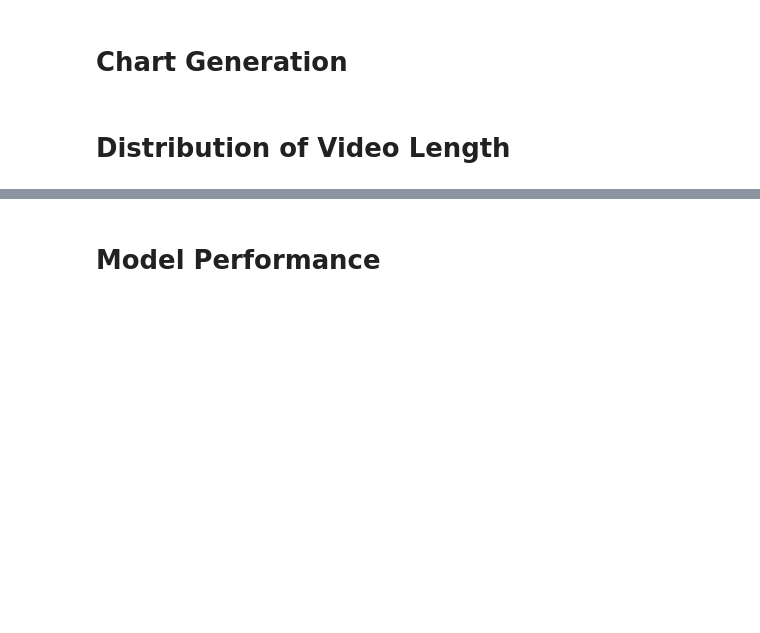
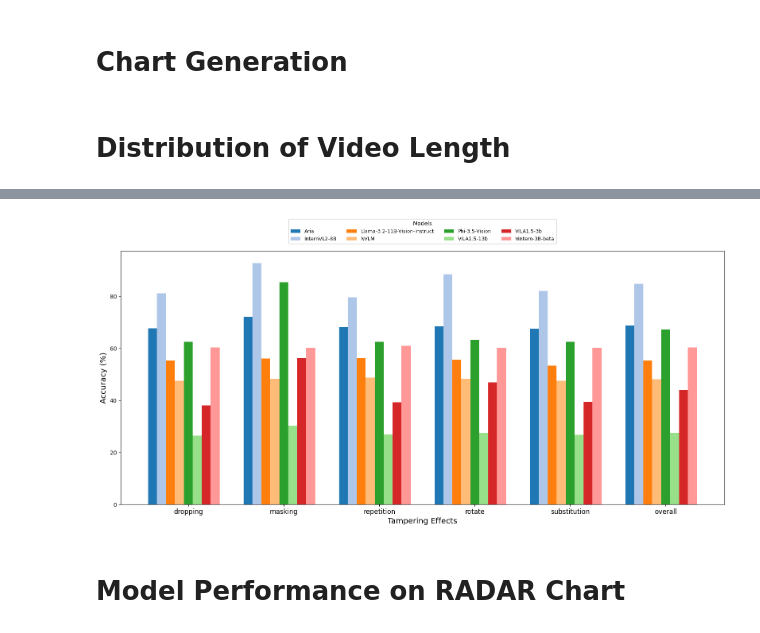
Before and after one commit to amitbcp/MVTamperBench, a Jupyter notebook: graphs.ipynb, the cells around one changed output, grey strips where cells are left out. Drawn from its saved outputs; the diff is of its cells as text; code cells hidden in the pictures; blank space fills up the shorter version.

```diff
--- a/graphs.ipynb
+++ b/graphs.ipynb
@@ -133,0 +217,4 @@ plt.show()
+# %%
+df_plot = df_cleaned.copy()
+df_plot.set_index("Effect", inplace=True)
+df_plot
@@ -134,2 +230,39 @@ plt.show()
+# %%
+import pandas as pd
+import matplotlib.pyplot as plt
+import numpy as np
+
+
+# Plot settings
+bar_width = 0.75
+index = np.arange(len(df_plot.index))
+num_models = len(df_plot.columns)
+colors = plt.cm.tab20.colors  # 20 different colors
+
+# Create a grouped bar chart
+fig, ax = plt.subplots(figsize=(16, 8))
+
+# Plot directly from DataFrame
+for i, model in enumerate(df_plot.columns):
+    ax.bar(index + i * bar_width / num_models, df_plot[model], bar_width / num_models,
+           label=model, color=colors[i % len(colors)])
+
+# Add labels and legend
+ax.set_xlabel("Tampering Effects", fontsize=14)
+ax.set_ylabel("Accuracy (%)", fontsize=14)
+ax.set_xticks(index + bar_width / 2)
+ax.set_xticklabels(df_plot.index, rotation=0, fontsize=12)
+ax.legend(bbox_to_anchor=(0.5, 1.02), loc='lower center', fontsize=9, ncol=4, title="Models")
+
+# Adjust layout
+plt.tight_layout()
+
+# Save the figure in high resolution
+plt.savefig("model_performance_chart_from_dataframe.png", dpi=300, bbox_inches='tight')
+
+# Show the chart
+plt.show()
+# %% [output]
+[figure, added]
 # %% [markdown]
-# Model Performance
+# Model Performance on RADAR Chart
```
Also changed, not shown: parts of 18 cells of this notebook.
